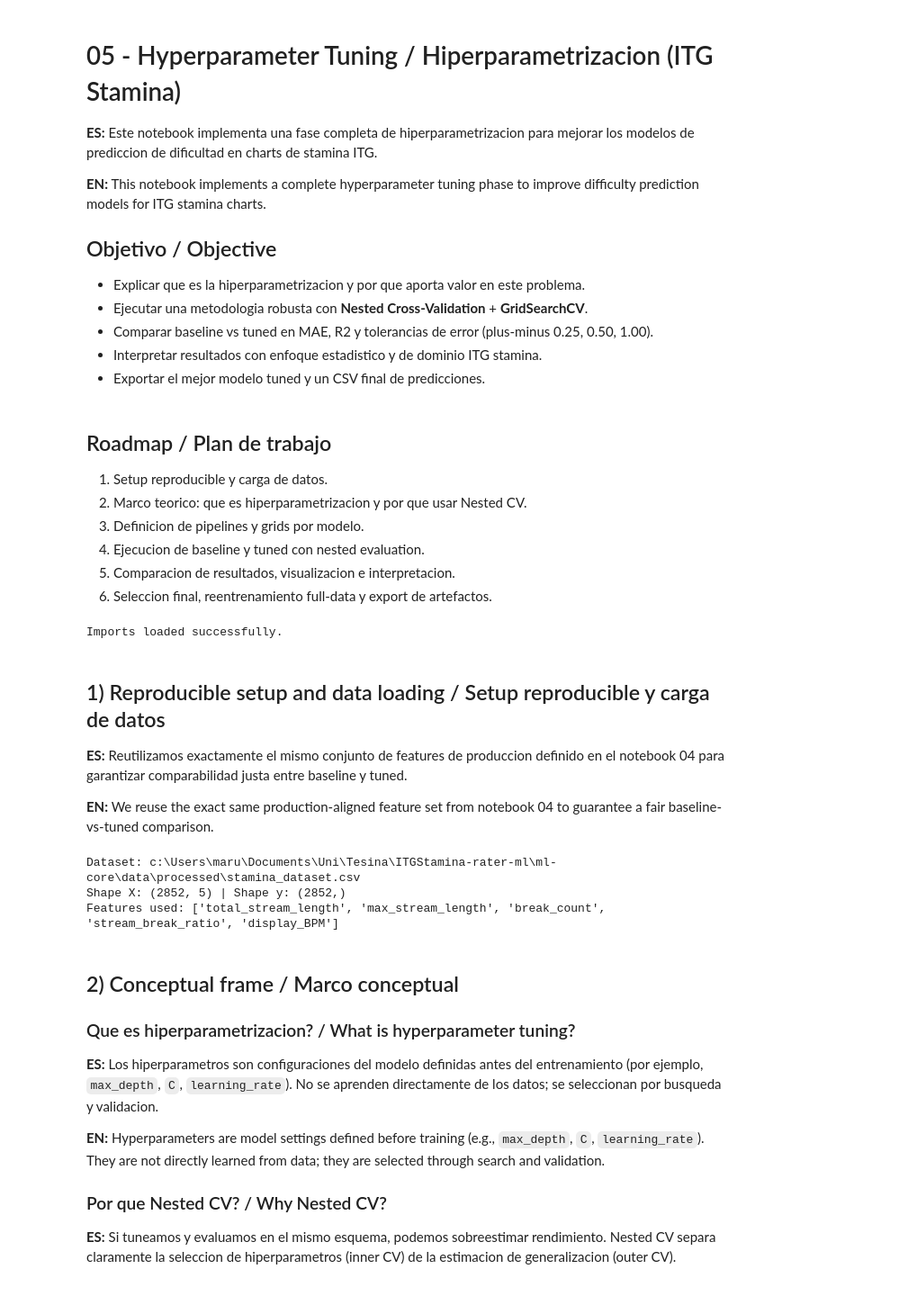
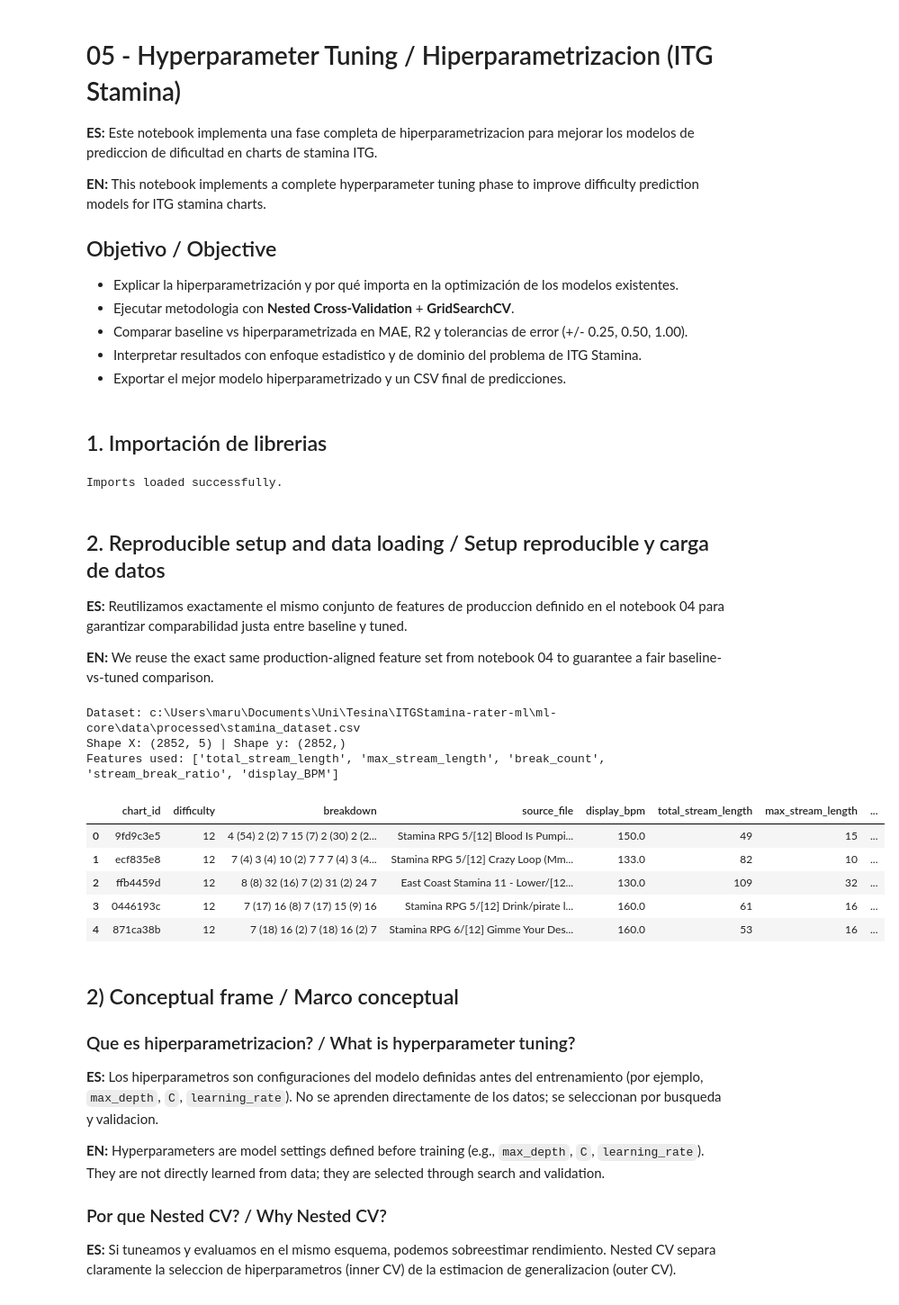
Before and after one commit to MaruDeHabanero/ITGStamina-rater-ml, a Jupyter notebook: ml-core/notebooks/05_hyperparametrization.ipynb, the cells around one changed output. Shown at 90% size. Drawn from its saved outputs; the diff is of its cells as text; code cells hidden in the pictures.

Commit message:
fix: Update stamina model and notebooks with improvements and corrections

```diff
--- a/ml-core/notebooks/05_hyperparametrization.ipynb
+++ b/ml-core/notebooks/05_hyperparametrization.ipynb
@@ -6,20 +6,13 @@
 **EN:** This notebook implements a complete hyperparameter tuning phase to improve difficulty prediction models for ITG stamina charts.
 
 ## Objetivo / Objective
-- Explicar que es la hiperparametrizacion y por que aporta valor en este problema.
-- Ejecutar una metodologia robusta con **Nested Cross-Validation** + **GridSearchCV**.
-- Comparar baseline vs tuned en MAE, R2 y tolerancias de error (plus-minus 0.25, 0.50, 1.00).
-- Interpretar resultados con enfoque estadistico y de dominio ITG stamina.
-- Exportar el mejor modelo tuned y un CSV final de predicciones.
+- Explicar la hiperparametrización y por qué importa en la optimización de los modelos existentes.
+- Ejecutar metodologia con **Nested Cross-Validation** + **GridSearchCV**.
+- Comparar baseline vs hiperparametrizada en MAE, R2 y tolerancias de error (+/- 0.25, 0.50, 1.00).
+- Interpretar resultados con enfoque estadistico y de dominio del problema de ITG Stamina.
+- Exportar el mejor modelo hiperparametrizado y un CSV final de predicciones.
-# %% [markdown]
-## Roadmap / Plan de trabajo
-
-1. Setup reproducible y carga de datos.
-2. Marco teorico: que es hiperparametrizacion y por que usar Nested CV.
-3. Definicion de pipelines y grids por modelo.
-4. Ejecucion de baseline y tuned con nested evaluation.
-5. Comparacion de resultados, visualizacion e interpretacion.
-6. Seleccion final, reentrenamiento full-data y export de artefactos.
+# %% [markdown]
+## 1. Importación de librerias
 # %%
 from __future__ import annotations
 
@@ -47,7 +40,7 @@ print('Imports loaded successfully.')
 # %% [output]
 Imports loaded successfully.
 # %% [markdown]
-## 1) Reproducible setup and data loading / Setup reproducible y carga de datos
+## 2. Reproducible setup and data loading / Setup reproducible y carga de datos
 
 **ES:** Reutilizamos exactamente el mismo conjunto de features de produccion definido en el notebook 04 para garantizar comparabilidad justa entre baseline y tuned.
 
@@ -68,35 +61,40 @@ MODELS_DIR.mkdir(parents=True, exist_ok=True)
 dataset_path = PROCESSED_DIR / 'stamina_dataset.csv'
 df = pd.read_csv(dataset_path)
 
 drop_columns = [col for col in ['average_nps', 'ebpm'] if col in df.columns]
 df_model = df.drop(columns=drop_columns)
 
 if 'display_BPM' in df_model.columns:
     bpm_column = 'display_BPM'
 elif 'display_bpm' in df_model.columns:
     bpm_column = 'display_bpm'
-else:
-    raise KeyError("Neither 'display_BPM' nor 'display_bpm' exists in the dataset columns.")
 
 feature_columns = [
     'total_stream_length',
     'max_stream_length',
     'break_count',
     'stream_break_ratio',
     bpm_column,
 ]
 
 X = df_model[feature_columns].copy().fillna(0)
 X = X.rename(columns={bpm_column: 'display_BPM'})
 y = df_model['difficulty'].copy()
 
 print(f'Dataset: {dataset_path}')
 print(f'Shape X: {X.shape} | Shape y: {y.shape}')
 print(f'Features used: {list(X.columns)}')
+df_model.head()
 # %% [output]
 Dataset: c:\Users\maru\Documents\Uni\Tesina\ITGStamina-rater-ml\ml-core\data\processed\stamina_dataset.csv
 Shape X: (2852, 5) | Shape y: (2852,)
 Features used: ['total_stream_length', 'max_stream_length', 'break_count', 'stream_break_ratio', 'display_BPM']
+|  | chart_id | difficulty | breakdown | source_file | display_bpm | total_stream_length | max_stream_length | ... |
+| 0 | 9fd9c3e5 | 12 | 4 (54) 2 (2) 7 15 (7) 2 (30) 2 (2... | Stamina RPG 5/[12] Blood Is Pumpi... | 150.0 | 49 | 15 | ... |
+| 1 | ecf835e8 | 12 | 7 (4) 3 (4) 10 (2) 7 7 7 (4) 3 (4... | Stamina RPG 5/[12] Crazy Loop (Mm... | 133.0 | 82 | 10 | ... |
+| 2 | ffb4459d | 12 | 8 (8) 32 (16) 7 (2) 31 (2) 24 7 | East Coast Stamina 11 - Lower/[12... | 130.0 | 109 | 32 | ... |
+| 3 | 0446193c | 12 | 7 (17) 16 (8) 7 (17) 15 (9) 16 | Stamina RPG 5/[12] Drink/pirate l... | 160.0 | 61 | 16 | ... |
+| 4 | 871ca38b | 12 | 7 (18) 16 (2) 7 (18) 16 (2) 7 | Stamina RPG 6/[12] Gimme Your Des... | 160.0 | 53 | 16 | ... |
 # %% [markdown]
 ## 2) Conceptual frame / Marco conceptual
 
```
Also changed, not shown: parts of 2 cells of this notebook, 2 other files.
